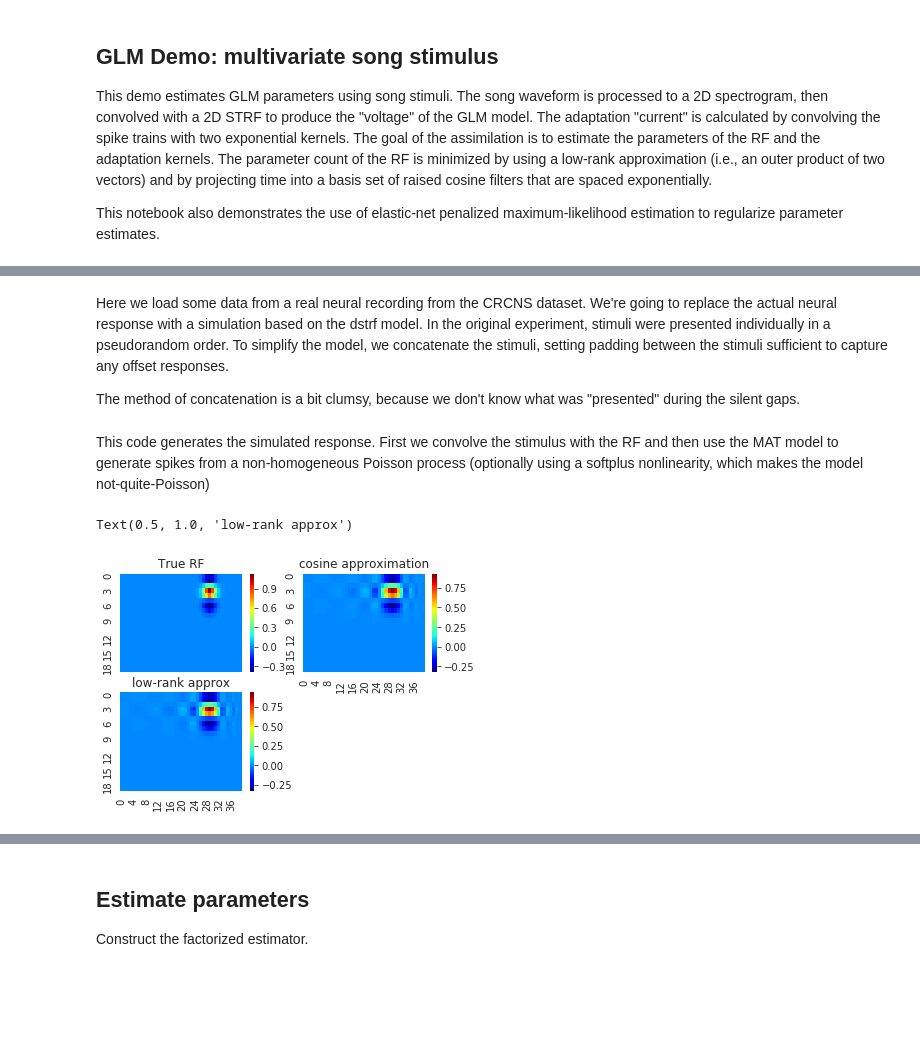
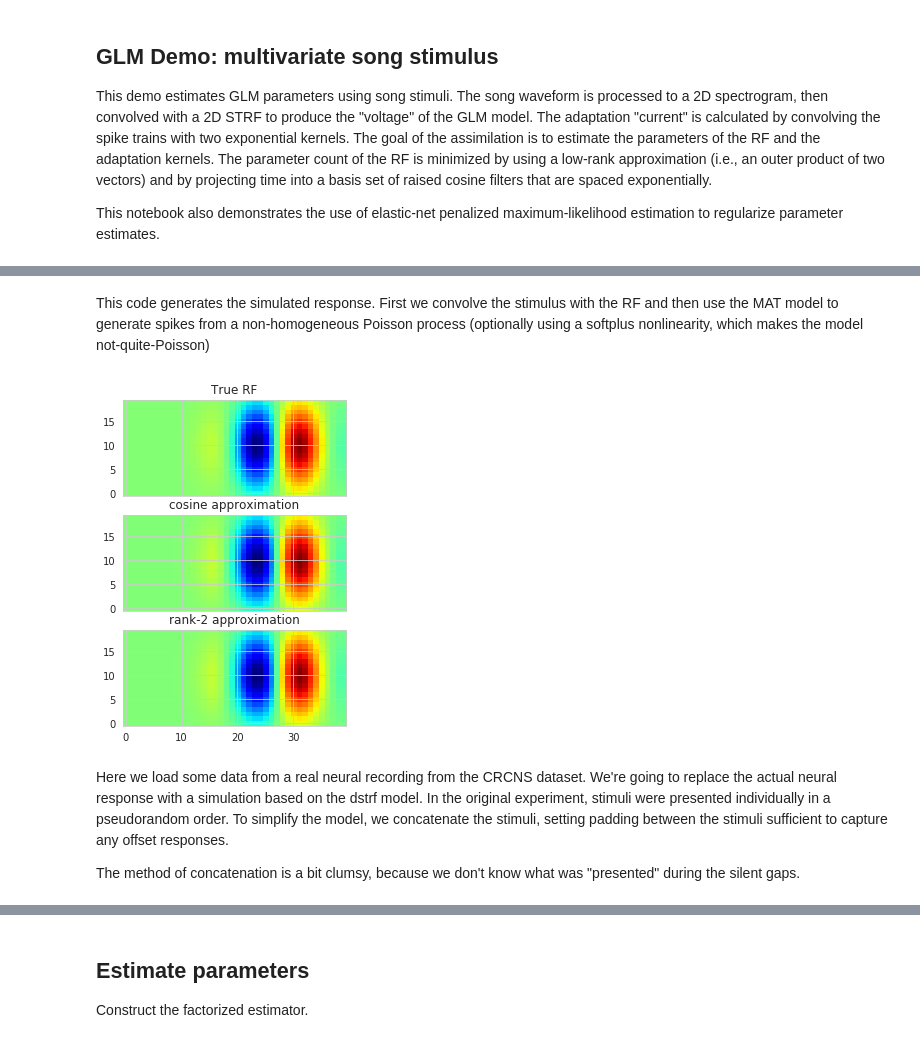
Before and after one commit to melizalab/dstrf, a Jupyter notebook: notebooks/glmat/glmat_2dbi_song_twin.ipynb, the cells around one changed output, grey strips where cells are left out. Cells and saved outputs as stored; diff of their text form; code cells hidden in the pictures; blank space fills up the shorter version.

```diff
--- a/notebooks/glmat/glmat_2dbi_song_twin.ipynb
+++ b/notebooks/glmat/glmat_2dbi_song_twin.ipynb
@@ -83,3 +67,28 @@ ntbas = kcosbas.shape[1]
+# %%
+model_dt = cf.model.dt
+stim_dt = cf.data.dt
+upsample = int(stim_dt / model_dt)
+ntau = cf.model.filter.len
+nfreq = cf.data.filter.nfreq
+ncos = cf.model.filter.ncos
+krank = cf.model.filter.rank
+# %% [markdown]
+This code generates the simulated response. First we convolve the stimulus with the RF and then use the MAT model to generate spikes from a non-homogeneous Poisson process (optionally using a softplus nonlinearity, which makes the model not-quite-Poisson)
+# %%
+k1, _, _ = filters.gabor(**cf.data.filter)
+kcosbas = strf.cosbasis(ntau, ncos)
+k1c = strf.to_basis(k1, kcosbas)
+k1f, k1t = strf.factorize(k1c, rank=krank)
+fig, axes = plt.subplots(nrows=3, ncols=1, sharex=True, sharey=True, figsize=(4, 6))
+axes[0].imshow(k1, cmap="jet", aspect="auto")
+axes[0].set_title("True RF")
+axes[1].imshow(strf.from_basis(k1c, kcosbas), cmap="jet", aspect="auto")
+axes[1].set_title("cosine approximation")
+k1v = np.concatenate([k1f.flatten(), k1t.flatten()])
+axes[2].imshow(strf.from_basis(strf.defactorize(k1v, nfreq, krank), kcosbas), cmap='jet')
+axes[2].set_title("rank-{} approximation".format(krank));
+# %% [output]
+[figure, added]
 # %% [markdown]
 Here we load some data from a real neural recording from the CRCNS dataset. We're going to replace the actual neural response with a simulation based on the dstrf model. In the original experiment, stimuli were presented individually in a pseudorandom order. To simplify the model, we concatenate the stimuli, setting padding between the stimuli sufficient to capture any offset responses.
 
@@ -100,26 +112,4 @@ data = io.load_crcns(cell, stim_type, root, spec_window, stim_dt, f_min=f_min, f
 io.pad_stimuli(data, pad_before, pad_after, fill_value=0.0);
-# %% [markdown]
-This code generates the simulated response. First we convolve the stimulus with the RF and then use the MAT model to generate spikes from a non-homogeneous Poisson process (optionally using a softplus nonlinearity, which makes the model not-quite-Poisson)
-# %%
-kscale = 2.5
-filts = np.load('../../filters.npz')
-k1 = filts['nbs'][3:nfreq+3,ntau-1::-1] * kscale
-k1c = strf.to_basis(k1, kcosbas)
-k1f, k1t = strf.factorize(k1c, rank=krank)
-
-plt.subplot(221)
-ax = sns.heatmap(np.flipud(k1), cmap='jet', xticklabels=False)
-ax.set_title("True RF")
-plt.subplot(222)
-ax = sns.heatmap(np.flipud(strf.from_basis(k1c, kcosbas)), cmap='jet')
-ax.set_title("cosine approximation");
-plt.subplot(223)
-k1v = np.concatenate([k1f.flatten(), k1t.flatten()])
-ax = sns.heatmap(np.flipud(strf.from_basis(strf.defactorize(k1v, nfreq, krank), kcosbas)), cmap='jet')
-ax.set_title("low-rank approx")
-# %% [output]
-Text(0.5, 1.0, 'low-rank approx')
-[figure, removed]
 # %%
 import mat_neuron._model as mat
 mat.random_seed(1)
```
Also changed, not shown: parts of 17 cells of this notebook, 6 other files.
